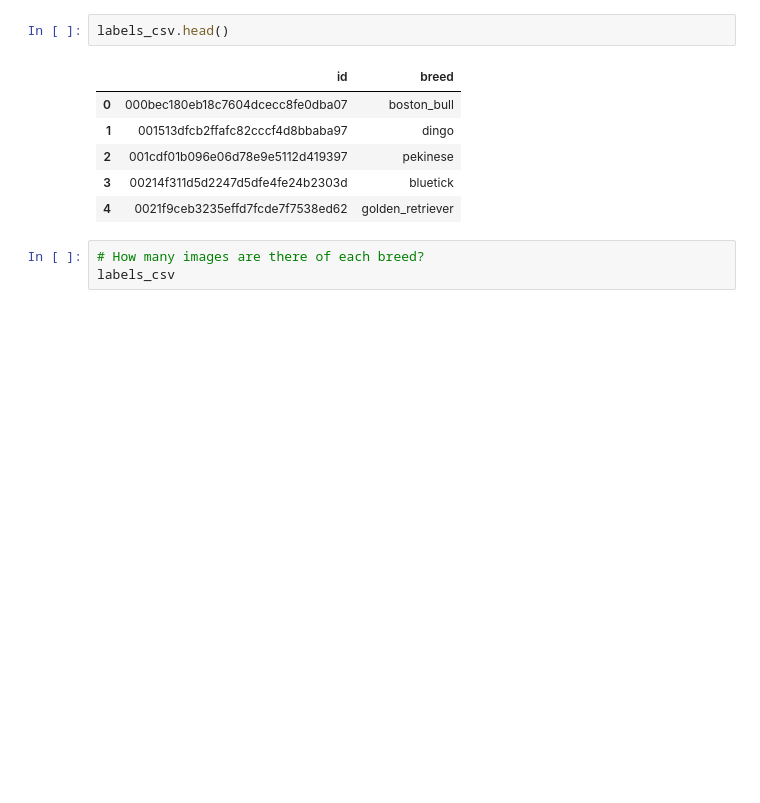
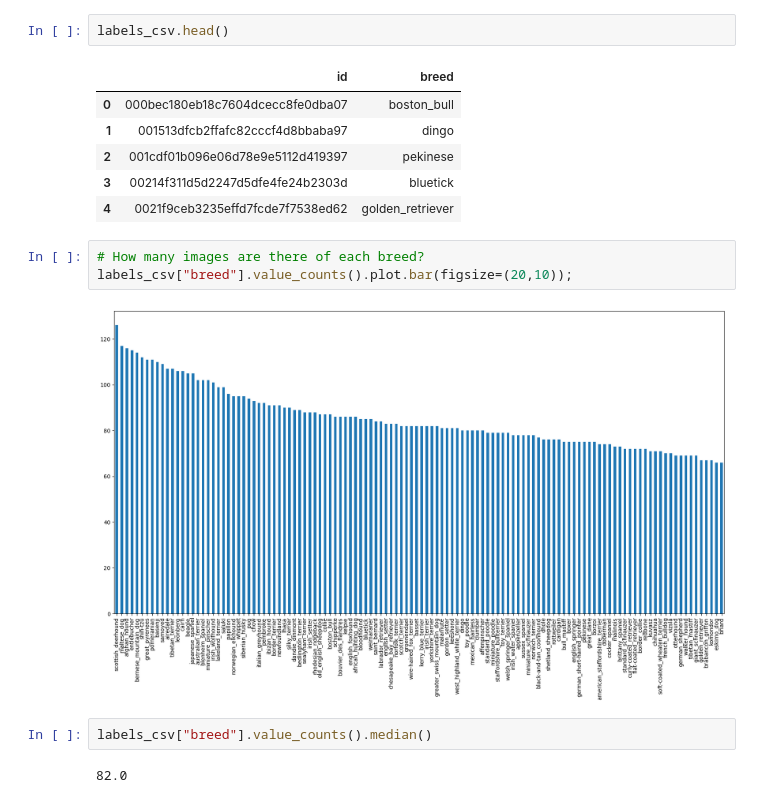
Before and after one commit to Tarun-Mittal-cell/Dog-Vision-DeepLearning, a Jupyter notebook: dog-vision.ipynb, the cells around one changed output. Saved outputs shown, nothing was run; the diff lists cells and outputs as text; blank space fills up the shorter version.

Commit message:
median

```diff
--- a/dog-vision.ipynb
+++ b/dog-vision.ipynb
@@ -79,4 +79,10 @@ labels_csv.head()
 | 4 | 0021f9ceb3235effd7fcde7f7538ed62 | golden_retriever |
 # %%
 # How many images are there of each breed?
-labels_csv
+labels_csv["breed"].value_counts().plot.bar(figsize=(20,10));
+# %% [output]
+[figure, added]
+# %%
+labels_csv["breed"].value_counts().median()
+# %% [output]
+82.0
```
